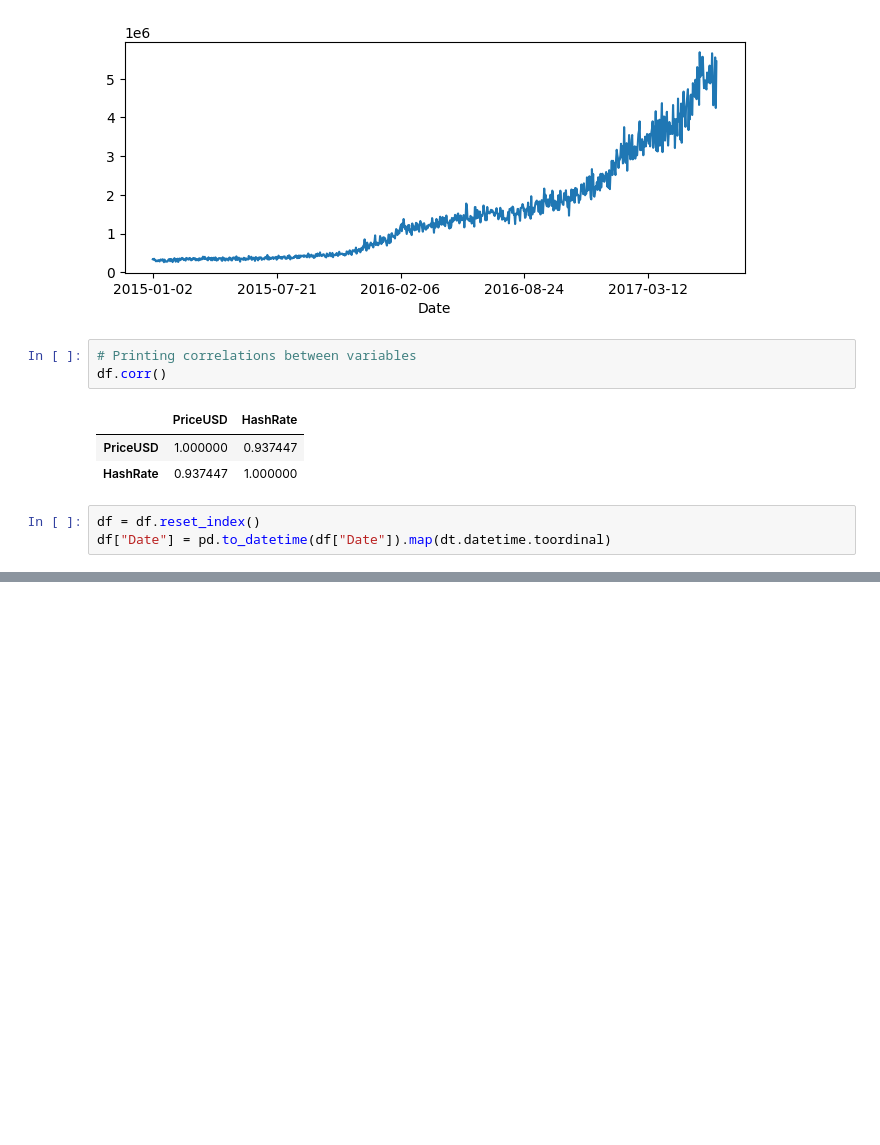
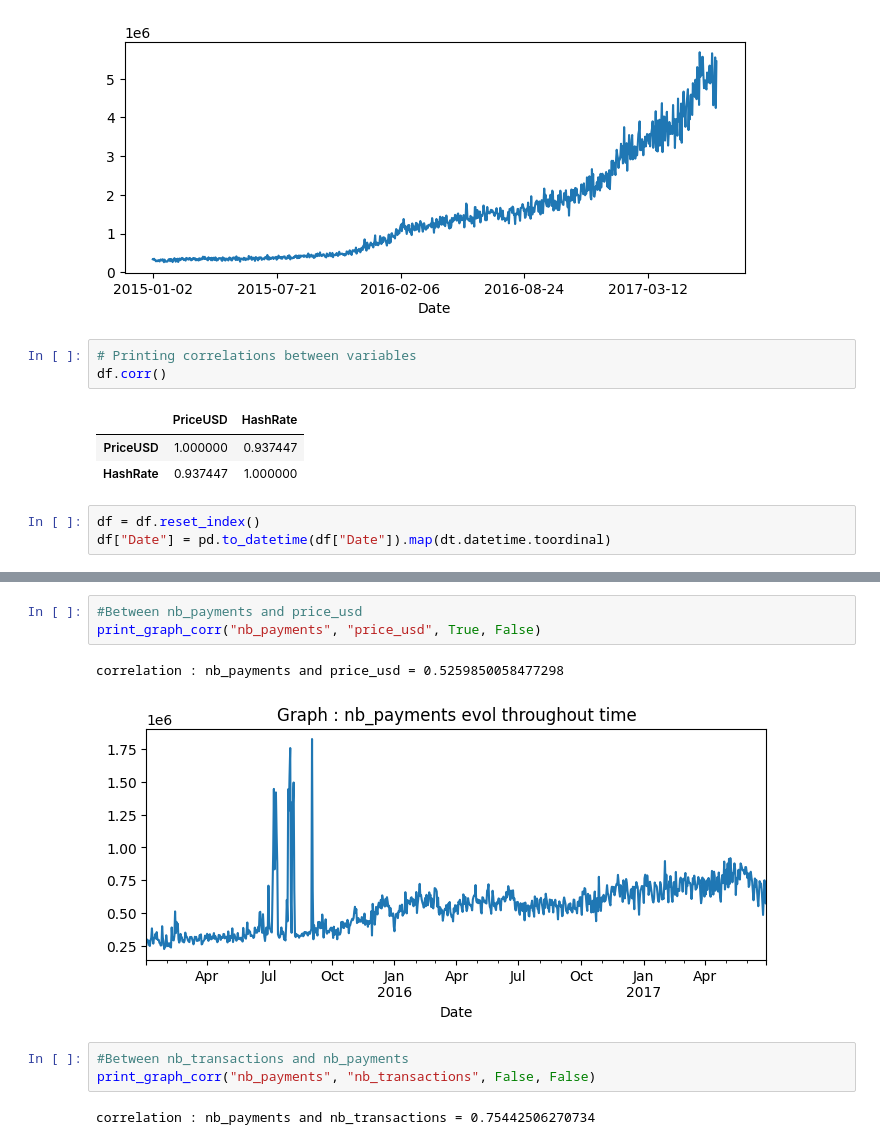
Before and after one commit to Adam-Ismaili-92/PythonForBigDataProject, a Jupyter notebook: Project.ipynb, the cells around one changed output, grey strips where cells are left out. Drawn from its saved outputs; the diff is of its cells as text; blank space fills up the shorter version.

```diff
--- a/Project.ipynb
+++ b/Project.ipynb
@@ -60,0 +121,11 @@ y = 1.5963403784515047 * x + -1174364.2202138337
+# %%
+#Between nb_payments and price_usd
+print_graph_corr("nb_payments", "price_usd", True, False)
+# %% [output]
+correlation : nb_payments and price_usd = 0.5259850058477298
+[figure, added]
+# %%
+#Between nb_transactions and nb_payments
+print_graph_corr("nb_payments", "nb_transactions", False, False)
+# %% [output]
+correlation : nb_payments and nb_transactions = 0.75442506270734
```
Also changed, not shown: parts of 6 cells of this notebook.
